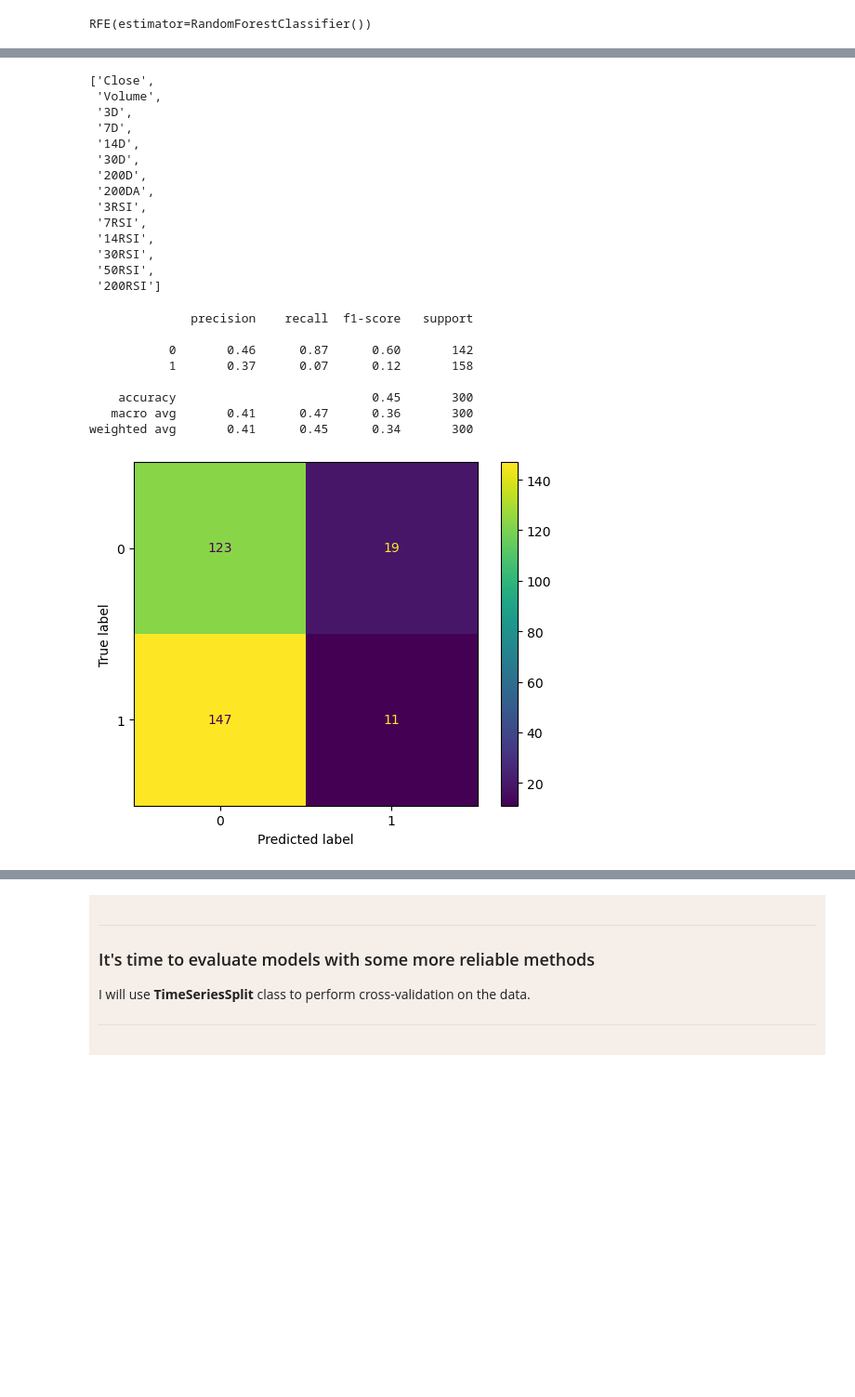
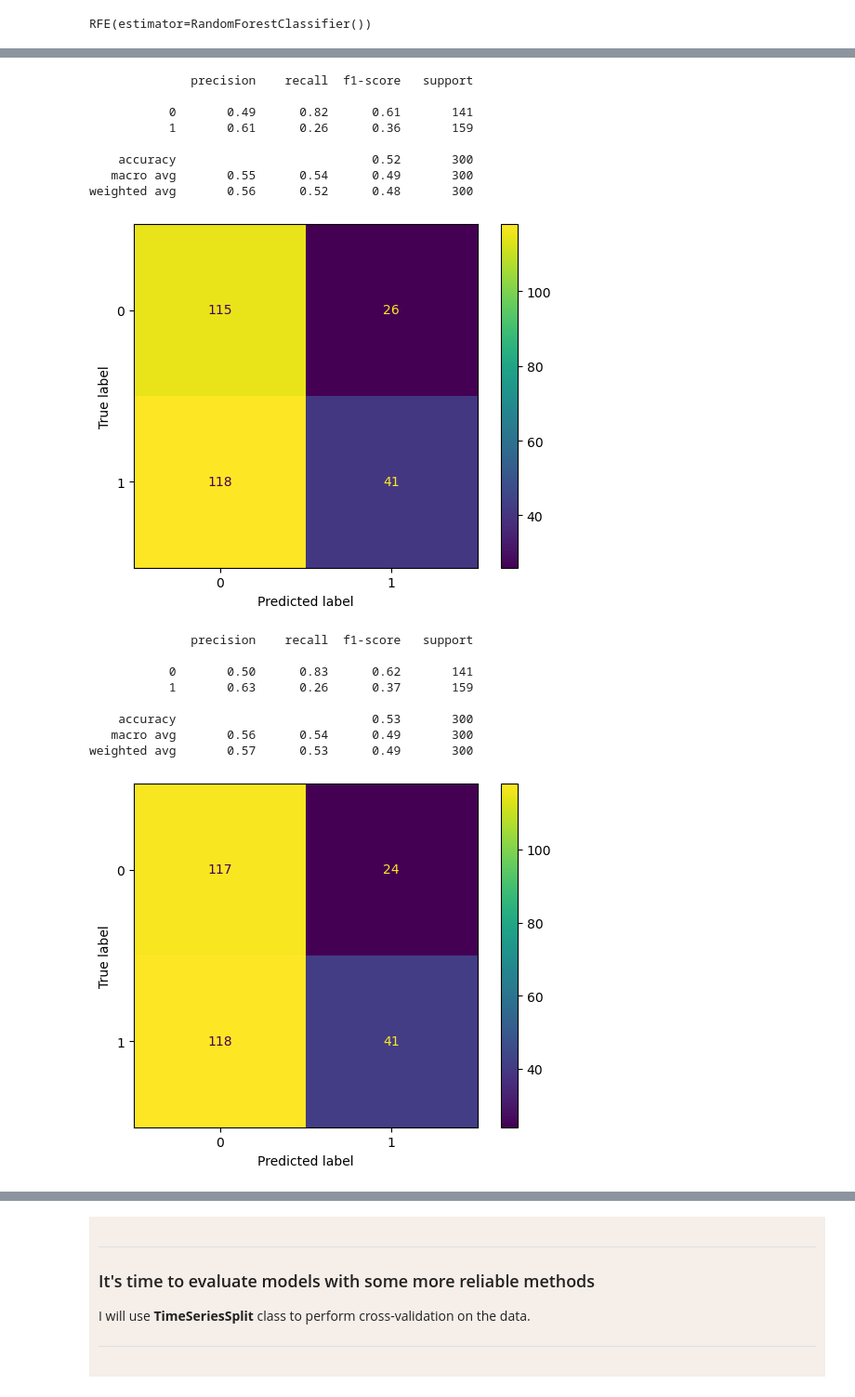
Before and after one commit to milonpabis/crypto-eye, a Jupyter notebook: stock-tool.ipynb, the cells around one changed output, grey strips where cells are left out. Shown at 93% size. Cells and saved outputs as stored; diff of their text form; code cells hidden in the pictures; blank space fills up the shorter version.

```diff
--- a/stock-tool.ipynb
+++ b/stock-tool.ipynb
@@ -112,0 +223,6 @@ def RSI(data: pd.Series, window: int = 14) -> pd.Series:
+# %%
+def stochastic_oscilator(data: pd.Series, window: int = 14) -> pd.Series:
+    last_x_max = data.rolling(window).max()
+    last_x_min = data.rolling(window).min()
+
+    return 100 * (data - last_x_min) / (last_x_max - last_x_min)
@@ -162,4 +282,5 @@ bitcoin_data.dropna()[:-1]
 # %%
 bitcoin_data = bitcoin_data.dropna()[:-1]
-bitcoin_data.head()
+bitcoin_data = bitcoin_data[raw_features]
+bitcoin_data.tail()
 # %% [output]
@@ -192,11 +310,7 @@ It doesn't include the cross-validation, it is just a pure quick test.
 ---
 </div>
 # %%
-features = ["Open", "High", "Low", "Close", "Volume",
-            "1D", "3D", "7D", "14D", "30D", "200D",
-            "3DA", "7DA", "14DA", "30DA", "50DA", "200DA",
-            "3DEA", "7DEA", "14DEA", "30DEA", "50DEA", "200DEA",
-            "3RSI", "7RSI", "14RSI", "30RSI", "50RSI", "200RSI"]
+features = raw_features[1:]
 
 def check_model(model, data: pd.DataFrame, features: list, target: str, test_size: int = 300, threshold: float = 0.6):
     X = bitcoin_data[features].values
@@ -277,32 +402,27 @@ features_rfe = list(np.array(features)[rfe.ranking_ == 1])
 # %%
-features_rfe
+features_rfe = ["RSI5", "RSI7", "RSI14", "RSI20", "CCI3", "CCI5", "CCI20", "SOMA314", "MACD"]# results
-# %% [output]
-['Close',
- 'Volume',
- '3D',
- '7D',
- '14D',
- '30D',
- '200D',
- '200DA',
- '3RSI',
- '7RSI',
- '14RSI',
- '30RSI',
- '50RSI',
- '200RSI']
 # %%
-features_cut = ["High", "Close", "Volume", "1D", "3D", "7D", "30D", "200D", "200DA", "200DEA", "3RSI", "7RSI", "14RSI", "30RSI", "50RSI", "200RSI"]
+features_cut = ["RSI5", "RSI7", "RSI14", "RSI20", "CCI3", "CCI5", "CCI7", "CCI14", "CCI20", "SOMA37", "SOMA314", "MACD"]
+rf_cut = RandomForestClassifier()
 
-rf_cut = RandomForestClassifier()
 check_model(rf_cut, bitcoin_data, features_rfe, "Growth")
+check_model(rf_cut, bitcoin_data, features_cut, "Growth")
 # %% [output]
               precision    recall  f1-score   support
 
-           0       0.46      0.87      0.60       142
-           1       0.37      0.07      0.12       158
+           0       0.49      0.82      0.61       141
+           1       0.61      0.26      0.36       159
 
-    accuracy                           0.45       300
-   macro avg       0.41      0.47      0.36       300
-weighted avg       0.41      0.45      0.34       300
+    accuracy                           0.52       300
+   macro avg       0.55      0.54      0.49       300
+weighted avg       0.56      0.52      0.48       300
-[figure, old version]
+[figure, new version]
+              precision    recall  f1-score   support
+
+           0       0.50      0.83      0.62       141
+           1       0.63      0.26      0.37       159
+
+    accuracy                           0.53       300
+   macro avg       0.56      0.54      0.49       300
+weighted avg       0.57      0.53      0.49       300
+[figure, added]
```
Also changed, not shown: parts of 47 cells of this notebook, 1 other file.
